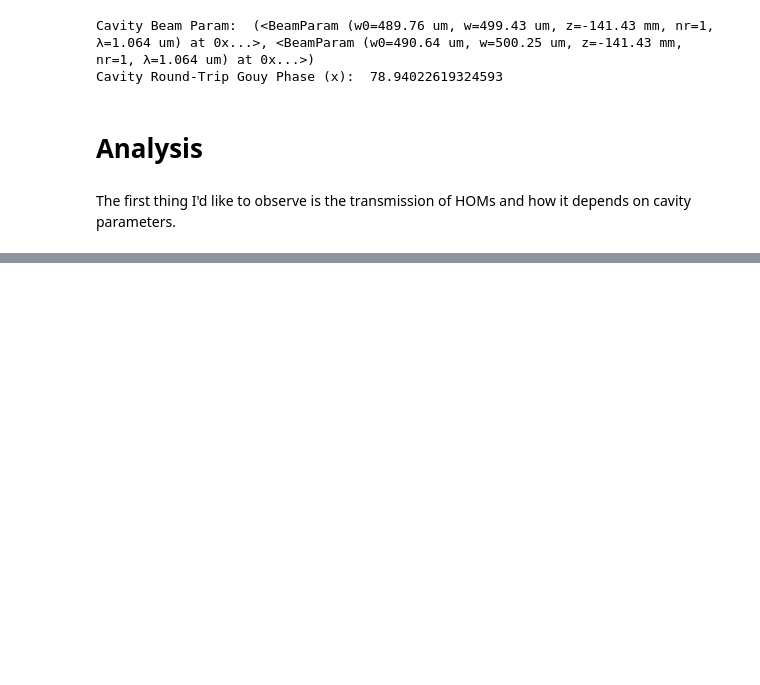
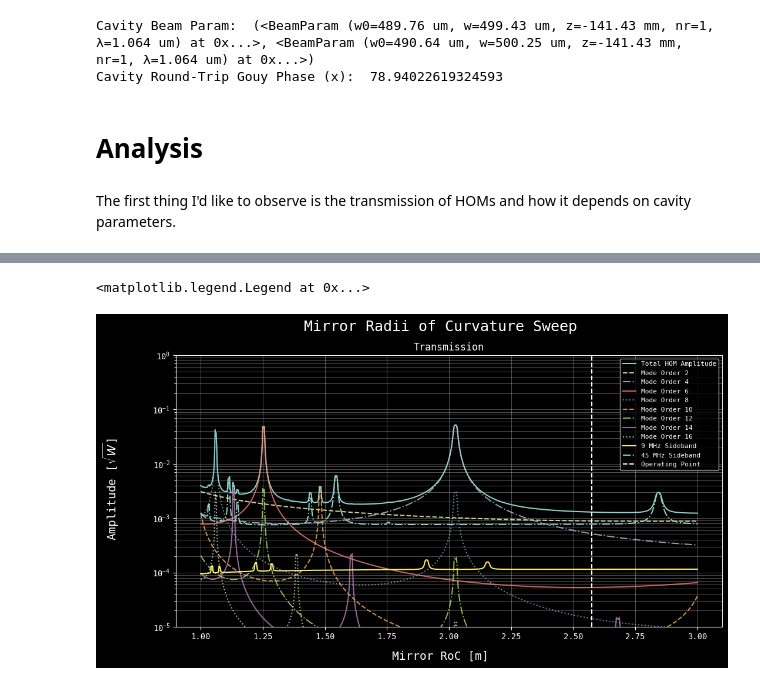
Before and after one commit to chance-jackson/ce-omc, a Jupyter notebook: aLIGO-omc/aLIGO_OMC_Sim.ipynb, the cells around one changed output, grey strips where cells are left out. Drawn from its saved outputs; the diff is of its cells as text; code cells hidden in the pictures; blank space fills up the shorter version.

```diff
--- a/aLIGO-omc/aLIGO_OMC_Sim.ipynb
+++ b/aLIGO-omc/aLIGO_OMC_Sim.ipynb
@@ -335,0 +409,39 @@ axs.legend(fontsize=8)
+# %%
+mroc_sol = omc.run(fa.actions.Xaxis(roc, "lin", 1, 3, 1000))
+# %%
+total_amp_carrier_mroc = 0
+for hom in omc.homs:
+    order = hom[0] + hom[1]
+    total_amp_carrier_mroc += np.abs(mroc_sol[f"A_{hom[0]}_{hom[1]}_{0}_{order}"])**2
+total_amp_9_mroc = 0
+for hom in omc.homs:
+    order = hom[0] + hom[1]
+    total_amp_9_mroc += np.abs(mroc_sol[f"A_{hom[0]}_{hom[1]}_{9}_{order}"])**2 + np.abs(mroc_sol[f"A_{hom[0]}_{hom[1]}_neg{9}_{order}"])**2
+total_amp_45_mroc = 0
+for hom in omc.homs:
+    order = hom[0] + hom[1]
+    total_amp_45_mroc += np.abs(mroc_sol[f"A_{hom[0]}_{hom[1]}_{45}_{order}"])**2 + np.abs(mroc_sol[f"A_{hom[0]}_{hom[1]}_neg{45}_{order}"])**2
+# %%
+fig, axs = plt.subplots(ncols = 1, figsize=(12,6))
+
+axs.set_title("Transmission")
+#axs.semilogy(mroc_sol.x1,np.sqrt(total_amp_carrier_mroc + total_amp_9_mroc + total_amp_45_mroc),label='Total') # plot total (sqrt(square cont.))
+orders = [2,4,6,8,10,12,14,16]
+hom_amp_mroc = plotting_orders(mroc_sol, orders, omc.homs)
+axs.semilogy(mroc_sol.x1, np.sqrt(np.sum(hom_amp_mroc,axis=0) + total_amp_9_mroc + total_amp_45_mroc),label = 'Total HOM Amplitude')
+i = 0
+for hom in hom_amp_mroc:
+    axs.semilogy(mroc_sol.x1, np.sqrt(hom), label=f'Mode Order {orders[i]}',linestyle=lines[i%4],alpha=0.8)
+    i += 1
+axs.semilogy(mroc_sol.x1, np.sqrt(total_amp_9_mroc),label='9 MHz Sideband',linestyle='-')
+axs.semilogy(mroc_sol.x1, np.sqrt(total_amp_45_mroc),label='45 MHz Sideband',linestyle='-.')
+axs.axvline(roc, 0, 1, label='Operating Point',linestyle='--')
+fig.supylabel(r'Amplitude [$\sqrt{W}$]',fontsize=14)
+fig.supxlabel('Mirror RoC [m]',fontsize=14)
+fig.suptitle('Mirror Radii of Curvature Sweep',fontsize=18)
+axs.set_ylim([1e-5,1e-0])
+axs.grid(which='both',alpha=0.3)
+axs.legend(fontsize=8)
+# %% [output]
+<matplotlib.legend.Legend at 0x...>
+[figure, added]
```
Also changed, not shown: parts of 24 cells of this notebook.
